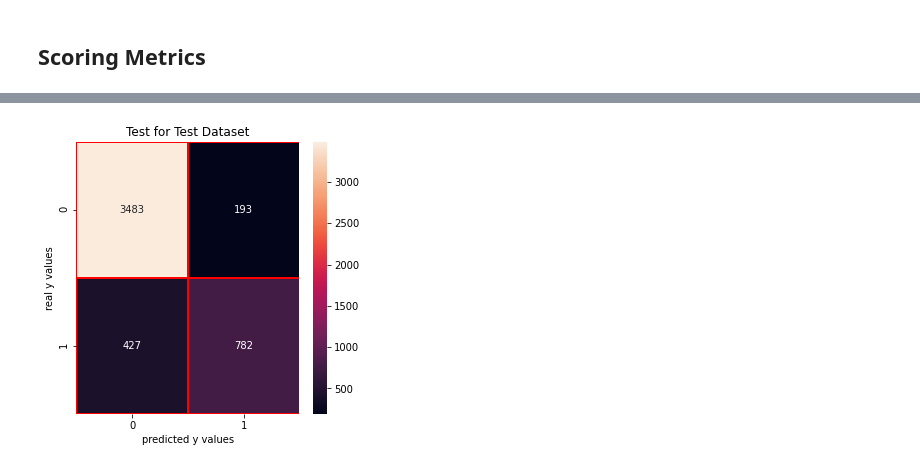
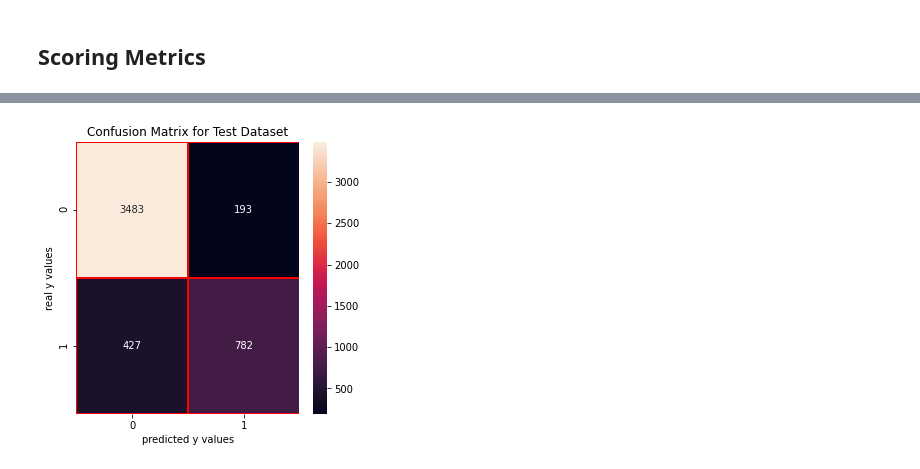
Before and after one commit to rajadevineni/Income_classification, a Jupyter notebook: income_classification.ipynb, the cells around one changed output, grey strips where cells are left out. Saved outputs shown, nothing was run; the diff lists cells and outputs as text; code cells hidden in the pictures.

```diff
--- a/income_classification.ipynb
+++ b/income_classification.ipynb
@@ -877,13 +886,10 @@ weighted avg       0.87      0.87      0.87      4885
 # %%
-from sklearn.metrics import confusion_matrix
-import seaborn as sns
-import matplotlib.pyplot as plt
 confusion_matrix=metrics.confusion_matrix(y_test, y_pred)
 f, ax = plt.subplots(figsize =(5,5))
 sns.heatmap(confusion_matrix,annot = True,linewidths=0.5,linecolor="red",fmt = ".0f",ax=ax)
-plt.title("Test for Test Dataset")
+plt.title("Confusion Matrix for Test Dataset")
 plt.xlabel("predicted y values")
 plt.ylabel("real y values")
 plt.show()
 # %% [output]
-[figure, old version]
+[figure, new version]
```
Also changed, not shown: parts of 2 cells of this notebook.
